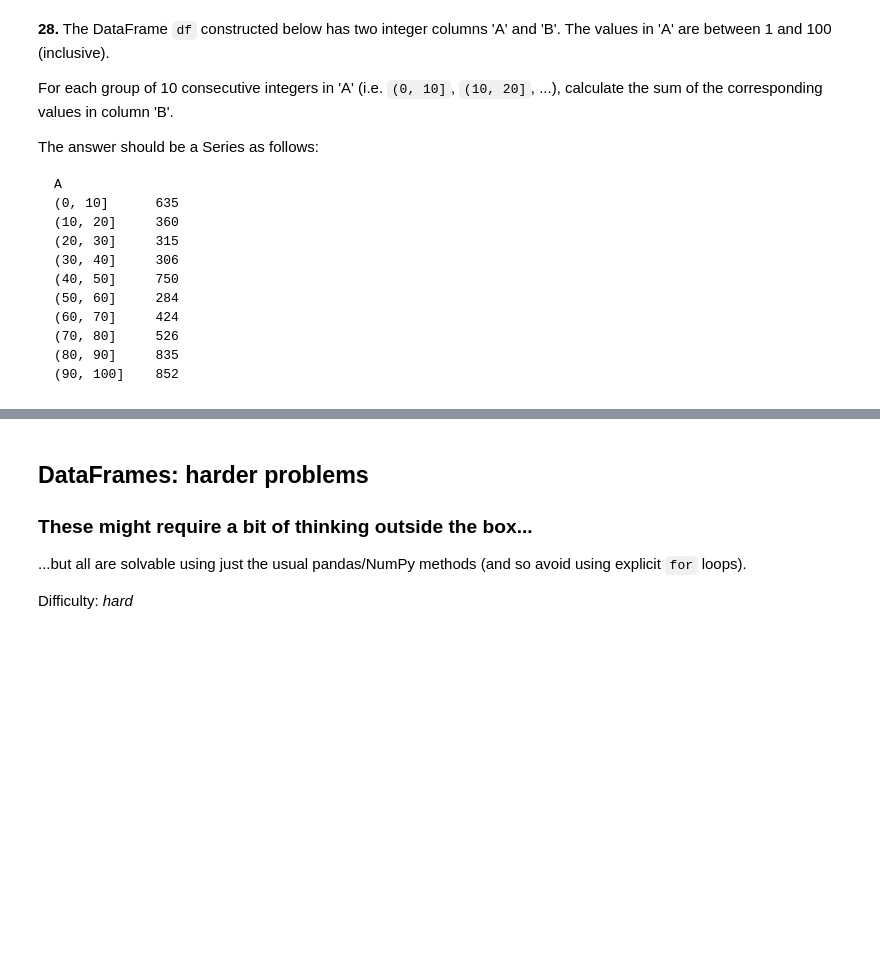
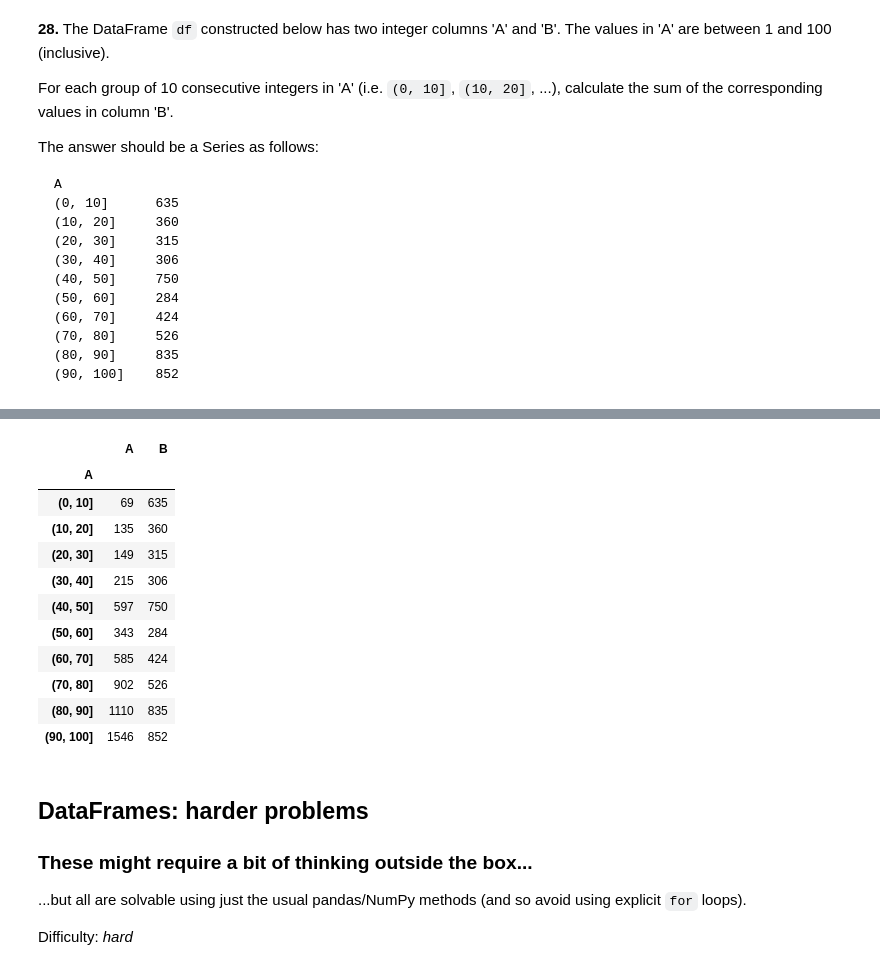
Before and after one commit to ronanfernandes/100-pandas-puzzles, a Jupyter notebook: 100-pandas-puzzles-COM-ANOTACOES.ipynb, the cells around one changed output, grey strips where cells are left out. Drawn from its saved outputs; the diff is of its cells as text; code cells hidden in the pictures; blank space fills up the shorter version.

```diff
--- a/100-pandas-puzzles-COM-ANOTACOES.ipynb
+++ b/100-pandas-puzzles-COM-ANOTACOES.ipynb
@@ -458,3 +464,19 @@ df = pd.DataFrame(np.random.RandomState(8765).randint(1, 101, size=(100, 2)), co
+# %%
+#df.groupby(pd.cut(df['A'], np.arange(0, 101, 10)))['B'].sum()
+df.groupby(pd.cut(df['A'], range(0,101,10))).sum()
+# %% [output]
+|  | A | B |
+| A |  |  |
+| (0, 10] | 69 | 635 |
+| (10, 20] | 135 | 360 |
+| (20, 30] | 149 | 315 |
+| (30, 40] | 215 | 306 |
+| (40, 50] | 597 | 750 |
+| (50, 60] | 343 | 284 |
+| (60, 70] | 585 | 424 |
+| (70, 80] | 902 | 526 |
+| (80, 90] | 1110 | 835 |
+| (90, 100] | 1546 | 852 |
 # %% [markdown]
 ## DataFrames: harder problems
 
```
Also changed, not shown: parts of 4 cells of this notebook.
